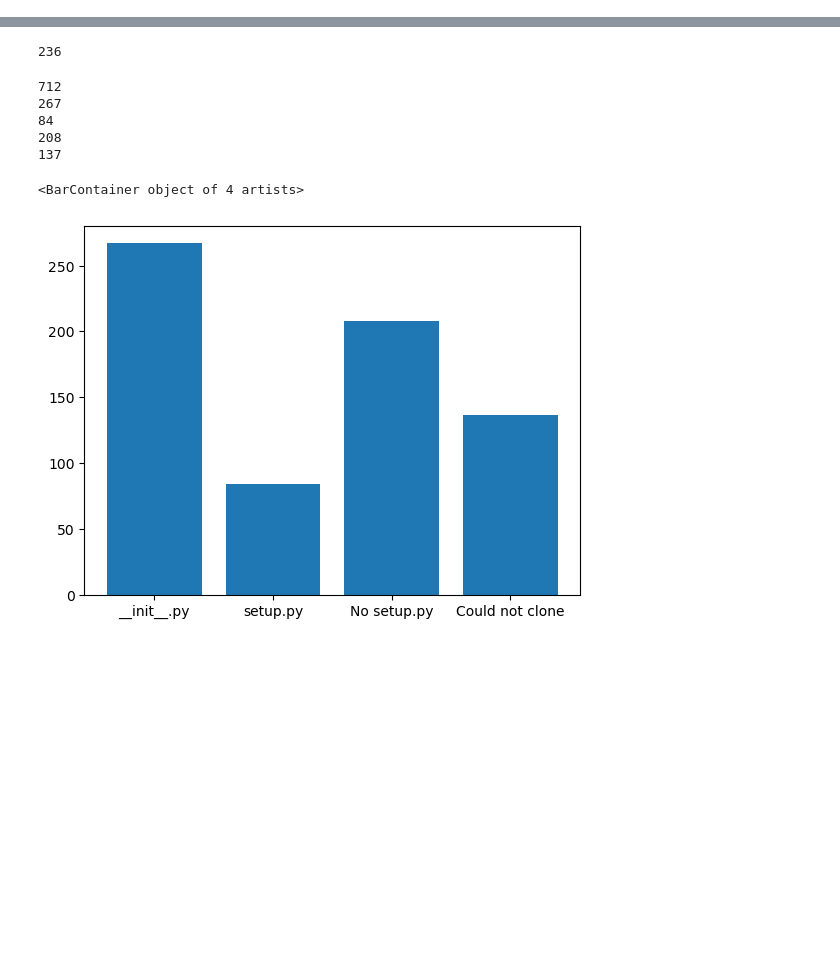
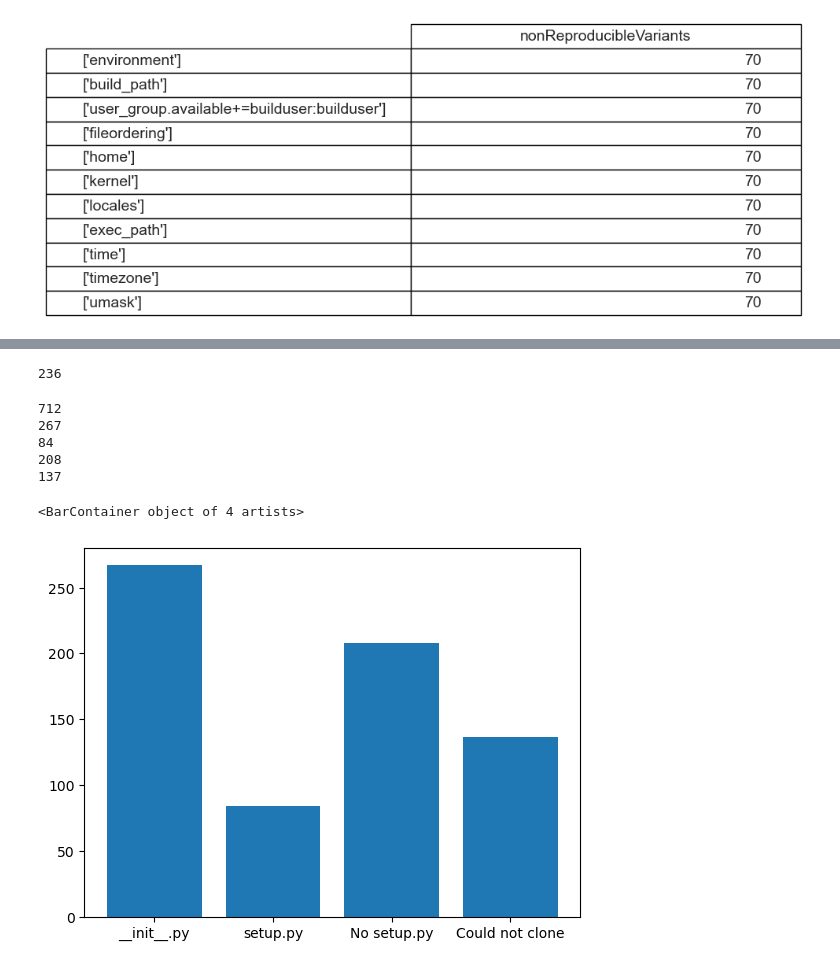
Before and after one commit to DEVSOG12/mavenRepoTest, a Jupyter notebook: analyzingData/index.ipynb, the cells around one changed output, grey strips where cells are left out. Drawn from its saved outputs; the diff is of its cells as text; code cells hidden in the pictures; blank space fills up the shorter version.

```diff
--- a/analyzingData/index.ipynb
+++ b/analyzingData/index.ipynb
@@ -25,3 +128,9 @@ dataframe.describe()
+# %%
+# Remove space from dataframe keys strings
+dataframe.columns = dataframe.columns.str.replace(' ', '')
+dataframe2.columns = dataframe2.columns.str.replace(' ', '')
+dataframeS.columns = dataframeS.columns.str.replace(' ', '')
+goDataframe.columns = goDataframe.columns.str.replace(' ', '')
 # %%
 dataframe['status'].value_counts()
 # %% [output]
@@ -58,11 +137,0 @@ dataframe.loc[dataframe['status'] == 'Success'].head(35)
-# %%
-
-dfr = dataframe.loc[dataframe['status'] == 'Success']
-dfr = dfr.loc[dfr['diffoscope'] == '├── file list']
-# len
-print(len(dfr))
-dfr.head()
-
-# Graph Success packages. name vs gh_version (is a string) chart with the version at the side
-for i in range(len(dfr)):
-    print(dfr.iloc[i]['name'], dfr.iloc[i]['gh_version'])
@@ -86,0 +240,18 @@ factotum 0.1.6
+# %%
+import seaborn as sns
+
+# Plot the distrubution of nonReproducibleVariants and reproducibleVariants as separate tables to show the distribution of variants
+# sns.set_theme(style="whitegrid")
+
+# Draw a simple table to show the distrubution of nonReproducibleVariants
+# sns.scatterplot(data=distrubutionDf, x="variant", y="nonReproducibleVariants", hue="nonReproducibleVariants", size="nonReproducibleVariants", sizes=(20, 200))
+
+table = plt.table(cellText=distrubutionDf['nonReproducibleVariants'].values.reshape(-1, 1), colLabels=['nonReproducibleVariants'], rowLabels=distrubutionDf['variant'].values.reshape(-1, 1), loc='center', bbox=[0, 0, 1, 1])
+#
+table.set_fontsize(14)
+table.scale(1, 2)
+
+plt.axis('off')
+plt.show()
+# %% [output]
+[figure, added]
```
Also changed, not shown: parts of 22 cells of this notebook, 16 other files.
